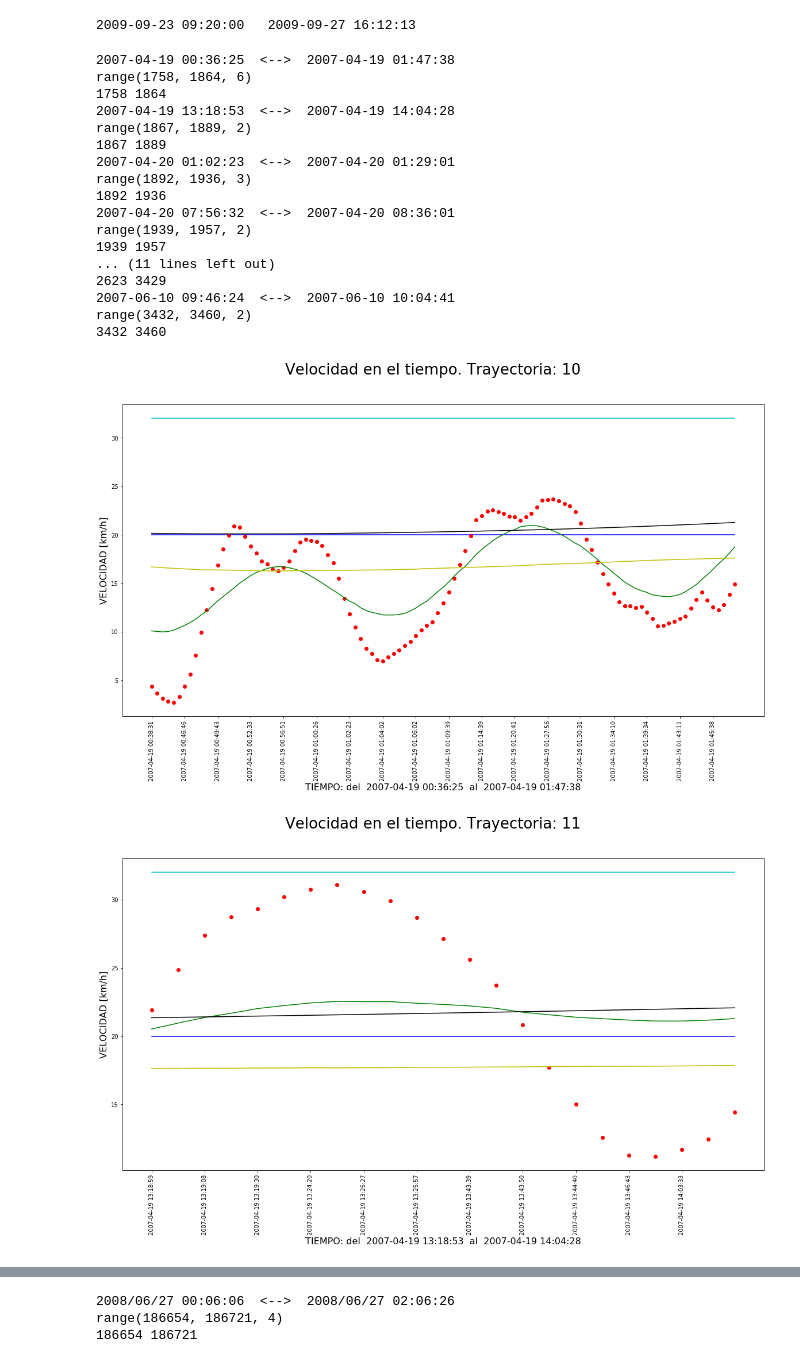
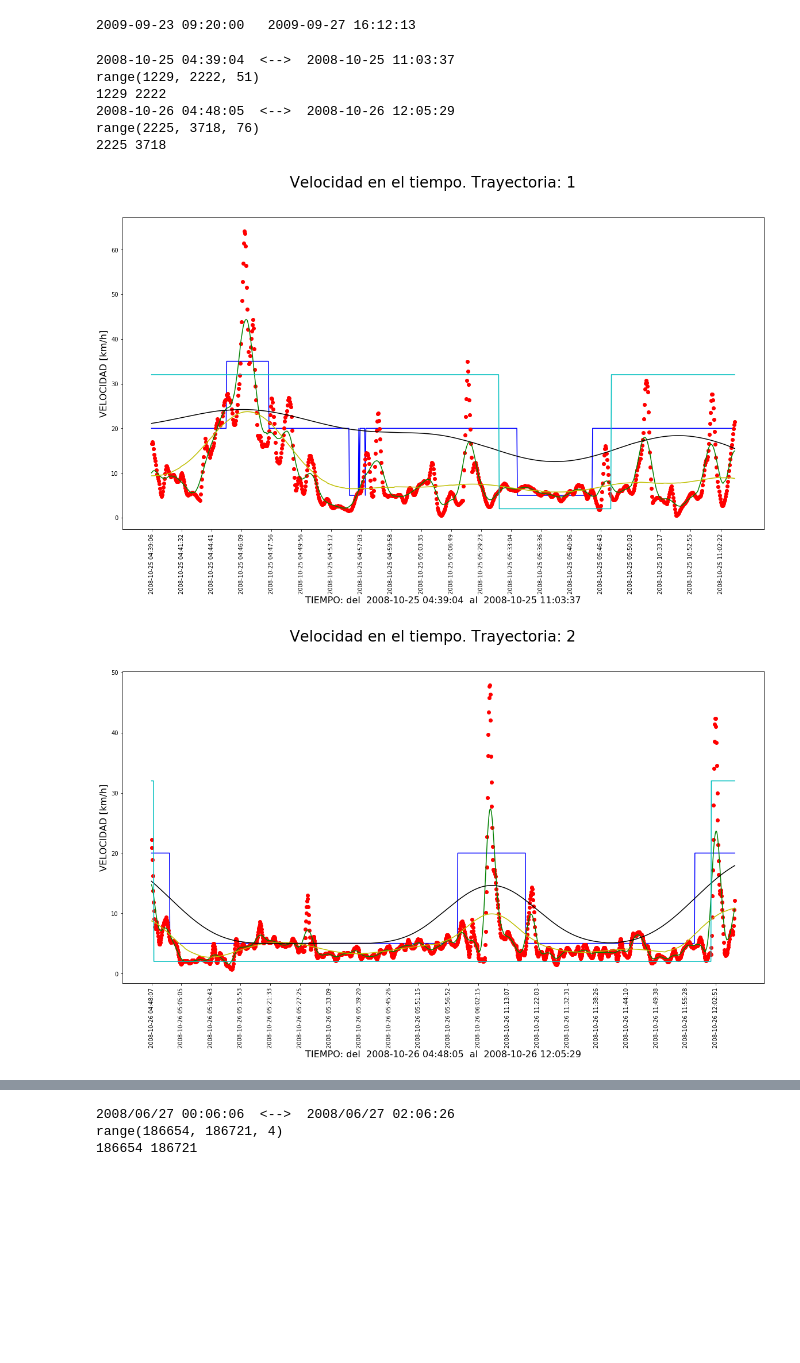
Before and after one commit to FacundoRo/GeoLife, a Jupyter notebook: GeolifePrj_02_extrafeatures.ipynb, the cells around one changed output, grey strips where cells are left out. Cells and saved outputs as stored; diff of their text form; code cells hidden in the pictures; blank space fills up the shorter version.

```diff
--- a/GeolifePrj_02_extrafeatures.ipynb
+++ b/GeolifePrj_02_extrafeatures.ipynb
@@ -235,7 +203,7 @@ def plot_evolucion_vel( df,start_dt , end_dt , vel='vel', tit="Evolucion de velo
 
 x_x=[0,1,52,111,113]
 xxx=x_x[0]
-for xxx in [a  for a in range(4,182) if a not in x_x]:
+for xxx in [a  for a in range(10,182) if a not in x_x]:
     archivo=f"geolife_{xxx:03d}.zip"
     archivo_salida=archivo[:-4]+"_features.zip"
     print(f"Cargando y procesando {archivo} / ",end="")
@@ -335,28 +316,17 @@ print(df.loc[0,'time']," ",df.loc[len(df)-1,'time'])
 2009-09-23 09:20:00   2009-09-27 16:12:13
 # %%
 
-for trayectoria,rangodt in [ (idx, x) for idx,x in enumerate(zip(start_ix,end_ix)) if (idx>9 and idx<19)] : #if idx<24
+for trayectoria,rangodt in [ (idx, x) for idx,x in enumerate(zip(start_ix,end_ix)) if (idx>0 and idx<3)] : #if idx<24
     s_str=df.loc[rangodt[0],'time']
     e_str=df.loc[rangodt[1],'time']
     print(s_str," <--> ",e_str)
     plot_evolucion_vel(df,s_str,e_str, vel='velprep2' , tit=f"Velocidad en el tiempo. Trayectoria: {trayectoria}")
 # %% [output]
-2007-04-19 00:36:25  <-->  2007-04-19 01:47:38
-range(1758, 1864, 6)
-1758 1864
-2007-04-19 13:18:53  <-->  2007-04-19 14:04:28
-range(1867, 1889, 2)
-1867 1889
-2007-04-20 01:02:23  <-->  2007-04-20 01:29:01
-range(1892, 1936, 3)
-1892 1936
-2007-04-20 07:56:32  <-->  2007-04-20 08:36:01
-range(1939, 1957, 2)
-1939 1957
-... (11 lines left out)
-2623 3429
-2007-06-10 09:46:24  <-->  2007-06-10 10:04:41
-range(3432, 3460, 2)
-3432 3460
+2008-10-25 04:39:04  <-->  2008-10-25 11:03:37
+range(1229, 2222, 51)
+1229 2222
+2008-10-26 04:48:05  <-->  2008-10-26 12:05:29
+range(2225, 3718, 76)
+2225 3718
-[figure, old version]
+[figure, new version]
-[figure, old version]
+[figure, new version]
```
Also changed, not shown: parts of 7 cells of this notebook, 1 other file.
